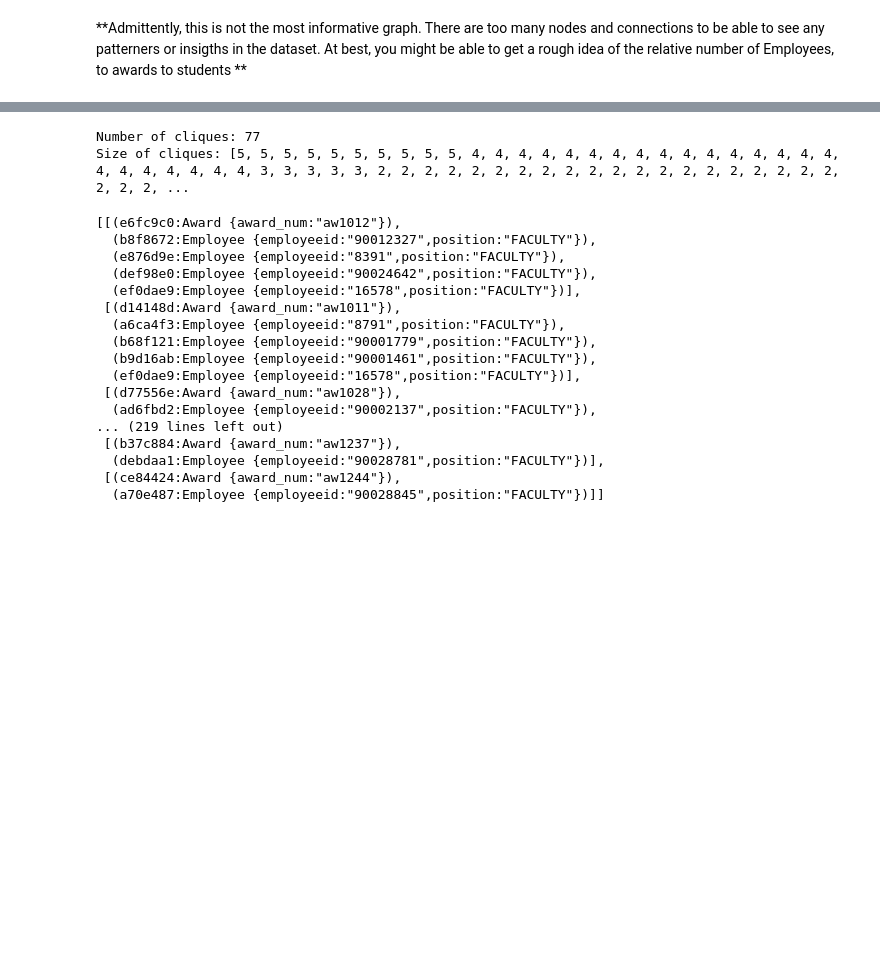
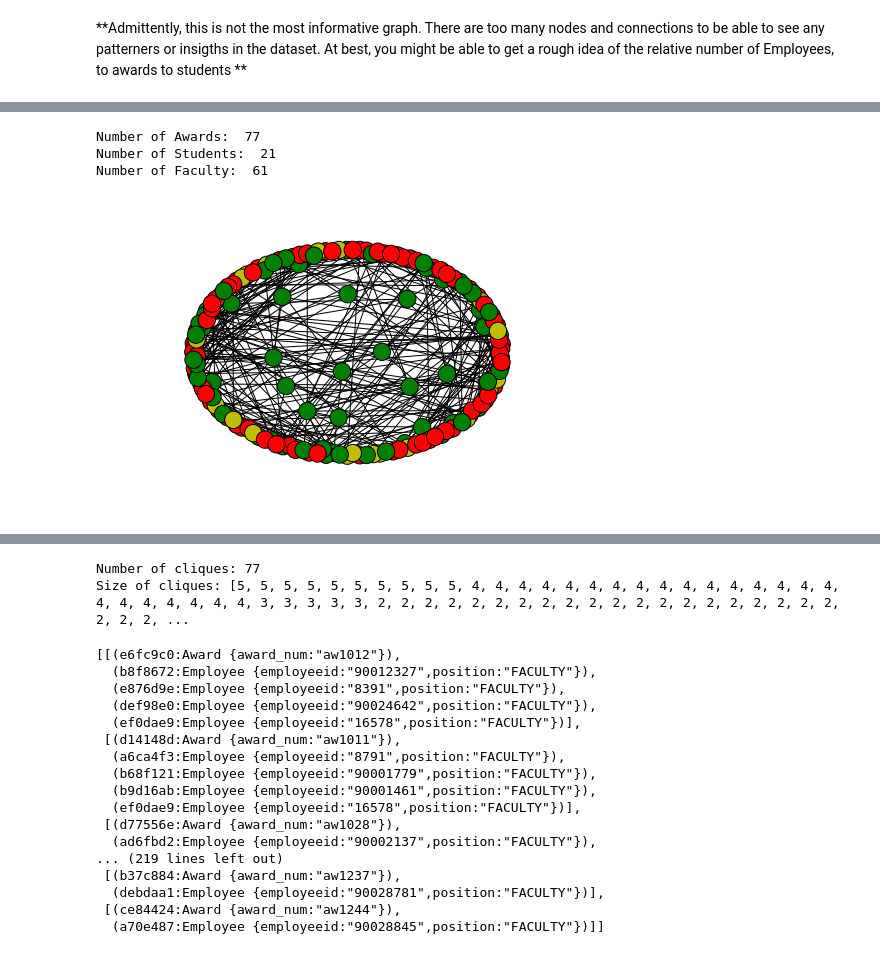
Before and after one commit to American-Institutes-for-Research/dsaa-cssip-big-data-workbooks, a Jupyter notebook: 06. Networks/networks_exercise.ipynb, the cells around one changed output, grey strips where cells are left out. Saved outputs shown, nothing was run; the diff lists cells and outputs as text; code cells hidden in the pictures; blank space fills up the shorter version.

```diff
--- a/06. Networks/networks_exercise.ipynb
+++ b/06. Networks/networks_exercise.ipynb
@@ -549,0 +453,42 @@ graph_data(subgraph_g)
+# %%
+# Create the Subgraph
+subgraph_generator = max(networkx.connected_components(all_data_g), key =len)
+
+subgraph_g = all_data_g.subgraph(subgraph_generator)
+
+# Keep track of descriptive counters
+num_awards = 0
+num_faculty = 0
+num_students = 0
+
+# Color the nodes
+color_vals = []
+for node in subgraph_g.nodes(data =True):
+    id = 0
+    if "employeeid" in node[0].keys():
+        id = node[0]["employeeid"]
+    else:
+        id = node[0]["award_num"]
+
+    if id in emps:
+        color_vals.append ('g')  # green
+        num_faculty += 1
+    elif id in students:
+        color_vals.append ('y')  # yellow
+        num_students += 1
+    else:
+        color_vals.append ('r')  # red
+        num_awards += 1
+
+networkx.draw(subgraph_g, node_color=color_vals)
+
+person_data = list(networkx.get_node_attributes(subgraph_g,'position').values())
+
+print 'Number of Awards: ', num_awards
+print 'Number of Students: ', num_students
+print 'Number of Faculty: ', num_faculty
+# %% [output]
+Number of Awards:  77
+Number of Students:  21
+Number of Faculty:  61
+[figure, added]
```
Also changed, not shown: parts of 46 cells of this notebook, 7 other files.
